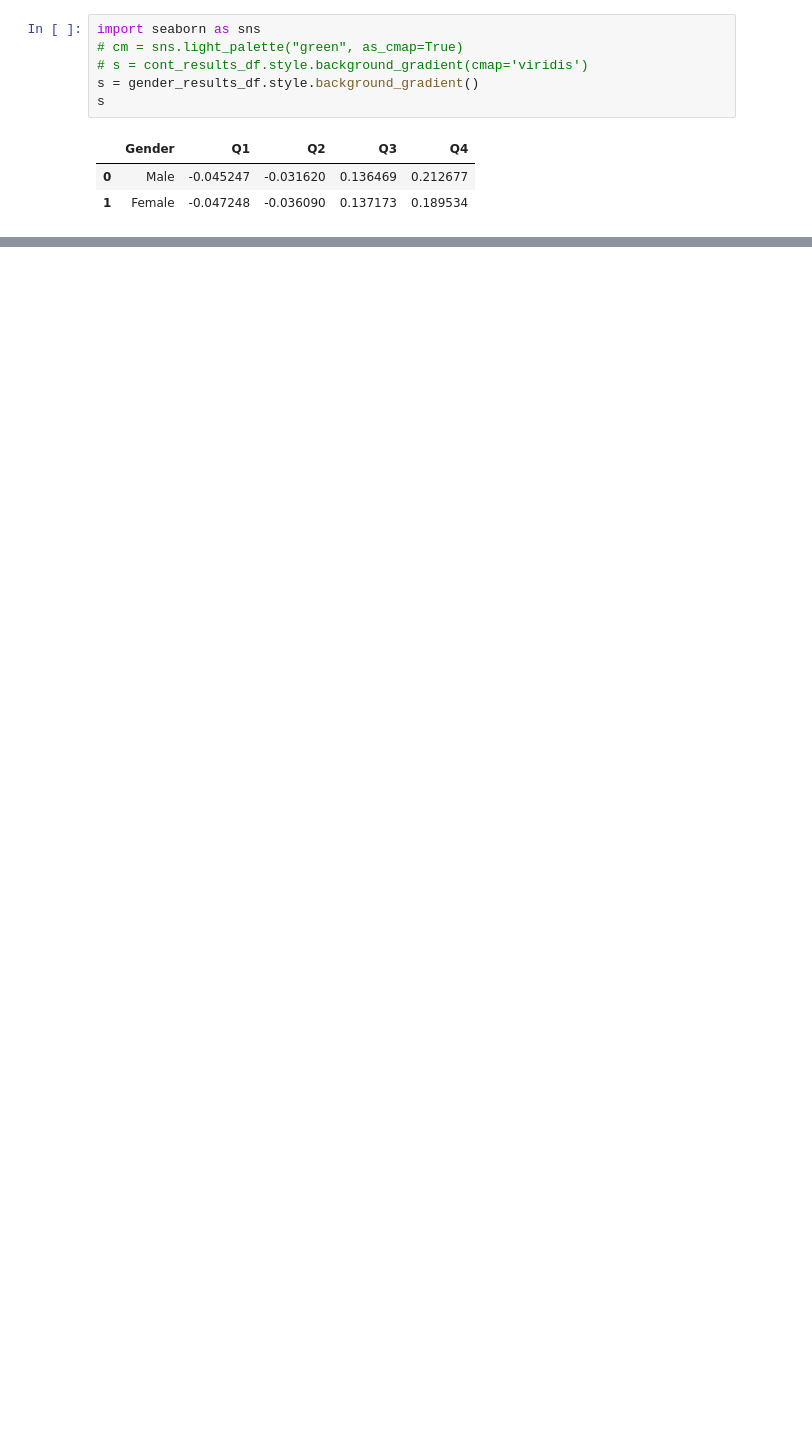
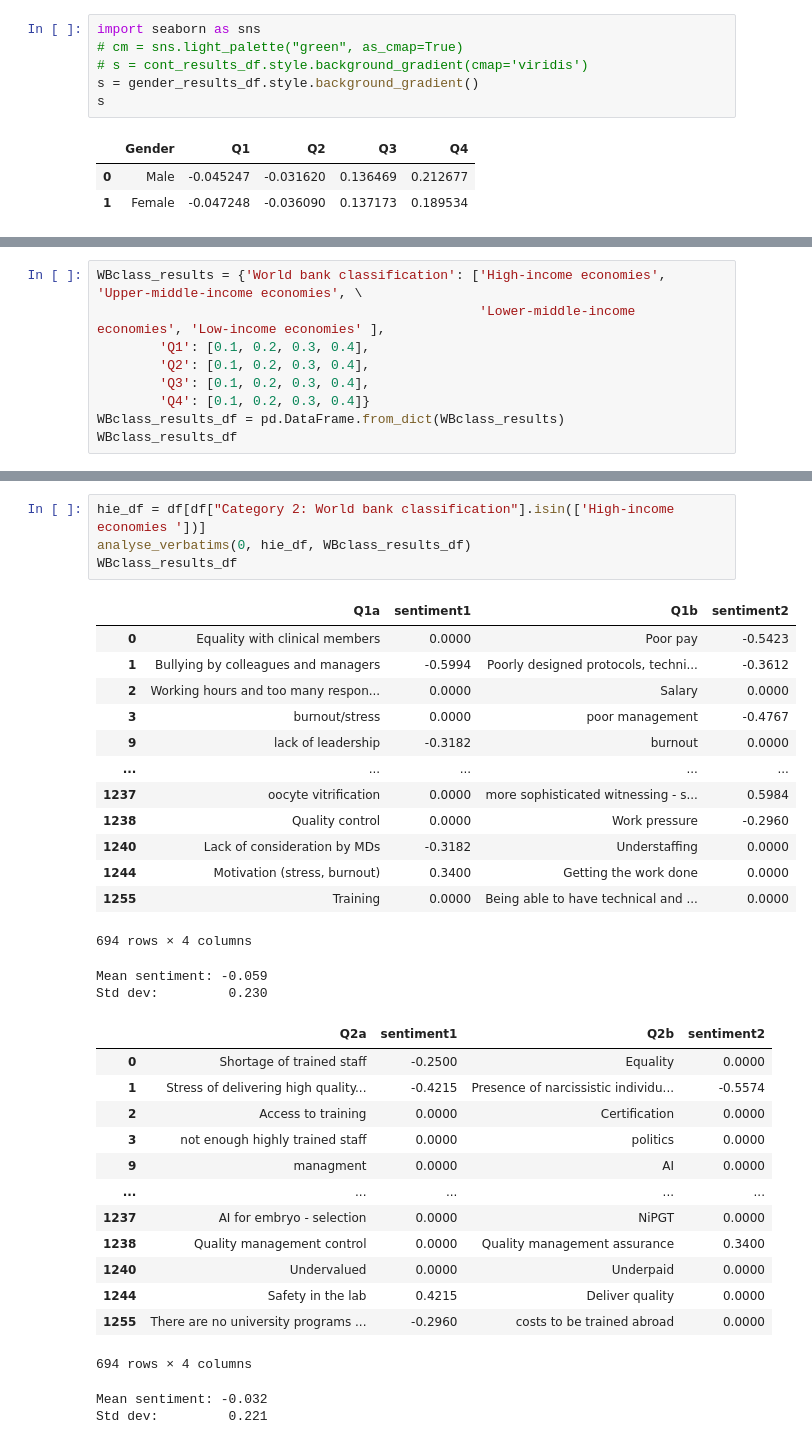
Before and after one commit to tgr2uk/surveyAnalysis, a Jupyter notebook: 4. Cohort analysis.ipynb, the cells around one changed output, grey strips where cells are left out. Saved outputs shown, nothing was run; the diff lists cells and outputs as text; blank space fills up the shorter version.

Commit message:
Adds world bank classification, type of unit and marital status to cohort analysis

```diff
--- a/4. Cohort analysis.ipynb
+++ b/4. Cohort analysis.ipynb
@@ -1772,0 +1775,9 @@ s
+# %%
+WBclass_results = {'World bank classification': ['High-income economies', 'Upper-middle-income economies', \
+                                                 'Lower-middle-income economies', 'Low-income economies' ],
+        'Q1': [0.1, 0.2, 0.3, 0.4],
+        'Q2': [0.1, 0.2, 0.3, 0.4],
+        'Q3': [0.1, 0.2, 0.3, 0.4],
+        'Q4': [0.1, 0.2, 0.3, 0.4]}
+WBclass_results_df = pd.DataFrame.from_dict(WBclass_results)
+WBclass_results_df
@@ -1772,0 +1790,35 @@ s
+# %%
+hie_df = df[df["Category 2: World bank classification"].isin(['High-income economies '])]
+analyse_verbatims(0, hie_df, WBclass_results_df)
+WBclass_results_df
+# %% [output]
+|  | Q1a | sentiment1 | Q1b | sentiment2 |
+| 0 | Equality with clinical members | 0.0000 | Poor pay | -0.5423 |
+| 1 | Bullying by colleagues and managers | -0.5994 | Poorly designed protocols, techni... | -0.3612 |
+| 2 | Working hours and too many respon... | 0.0000 | Salary | 0.0000 |
+| 3 | burnout/stress | 0.0000 | poor management | -0.4767 |
+| 9 | lack of leadership | -0.3182 | burnout | 0.0000 |
+| ... | ... | ... | ... | ... |
+| 1237 | oocyte vitrification | 0.0000 | more sophisticated witnessing - s... | 0.5984 |
+| 1238 | Quality control | 0.0000 | Work pressure | -0.2960 |
+| 1240 | Lack of consideration by MDs | -0.3182 | Understaffing | 0.0000 |
+| 1244 | Motivation (stress, burnout) | 0.3400 | Getting the work done | 0.0000 |
+| 1255 | Training | 0.0000 | Being able to have technical and ... | 0.0000 |
+694 rows × 4 columns
+Mean sentiment: -0.059
+Std dev:         0.230
+|  | Q2a | sentiment1 | Q2b | sentiment2 |
+| 0 | Shortage of trained staff | -0.2500 | Equality | 0.0000 |
+| 1 | Stress of delivering high quality... | -0.4215 | Presence of narcissistic individu... | -0.5574 |
+| 2 | Access to training | 0.0000 | Certification | 0.0000 |
+| 3 | not enough highly trained staff | 0.0000 | politics | 0.0000 |
+| 9 | managment | 0.0000 | AI | 0.0000 |
+| ... | ... | ... | ... | ... |
+| 1237 | AI for embryo - selection | 0.0000 | NiPGT | 0.0000 |
+| 1238 | Quality management control | 0.0000 | Quality management assurance | 0.3400 |
+| 1240 | Undervalued | 0.0000 | Underpaid | 0.0000 |
+| 1244 | Safety in the lab | 0.4215 | Deliver quality | 0.0000 |
+| 1255 | There are no university programs ... | -0.2960 | costs to be trained abroad | 0.0000 |
+694 rows × 4 columns
+Mean sentiment: -0.032
+Std dev:         0.221
```
Also changed, not shown: parts of 25 cells of this notebook.
